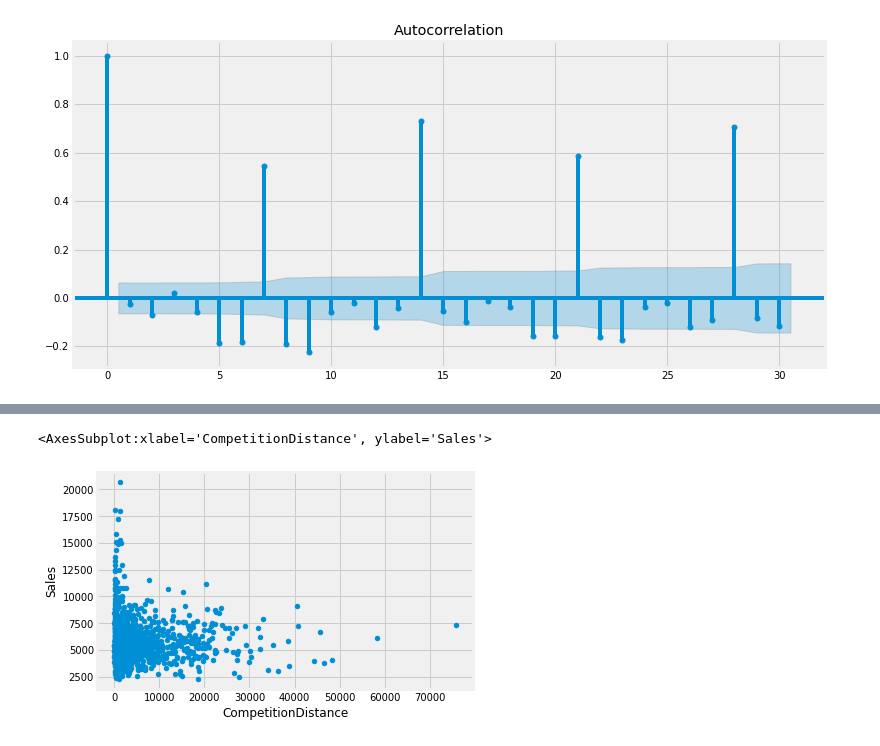
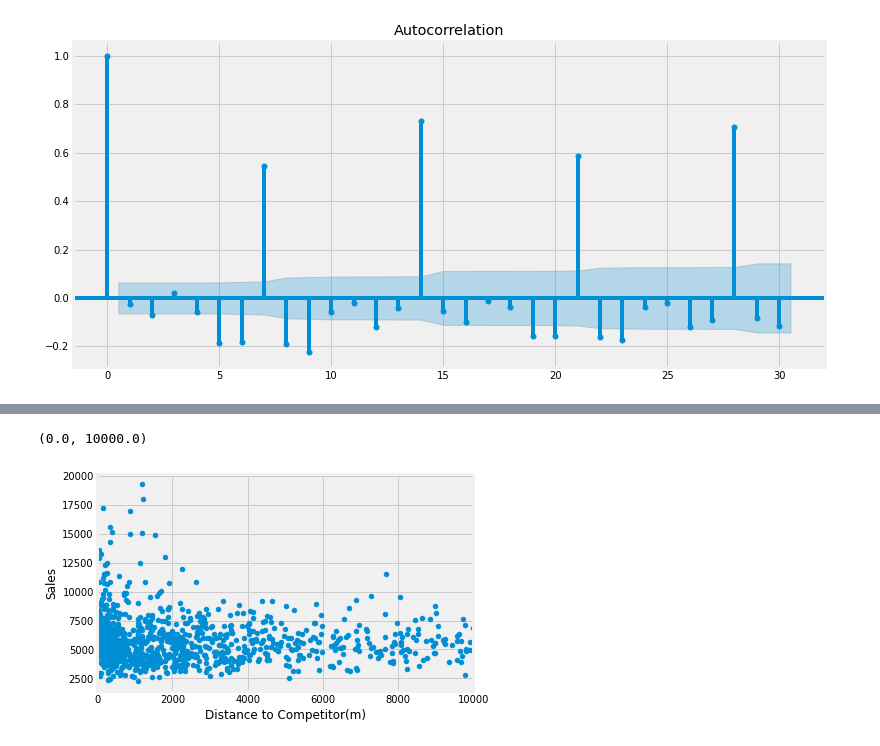
Before and after one commit to fbagire/pharmaceutical_sales_forecast, a Jupyter notebook: notebook/EDA.ipynb, the cells around one changed output, grey strips where cells are left out. Saved outputs shown, nothing was run; the diff lists cells and outputs as text; code cells hidden in the pictures.

```diff
--- a/notebook/EDA.ipynb
+++ b/notebook/EDA.ipynb
@@ -350,5 +331,8 @@ plot_box_multi(train_df,x_col='Assortment',y_col='Sales',title='Sales by Assorte
 # %%
-train_df.groupby(by='Store').mean().plot(kind='scatter',x='CompetitionDistance',y='Sales')
+competitor_dist=train_df.groupby(by='Store').aggregate({'Sales':'mean','CompetitionDistance':'min'})
+competitor_dist.plot(kind='scatter',x='CompetitionDistance',y='Sales')
+plt.xlabel('Distance to Competitor(m)')
+plt.xlim(0,10000)
 # %% [output]
-<AxesSubplot:xlabel='CompetitionDistance', ylabel='Sales'>
+(0.0, 10000.0)
-[figure, old version]
+[figure, new version]
```
Also changed, not shown: parts of 45 cells of this notebook.
